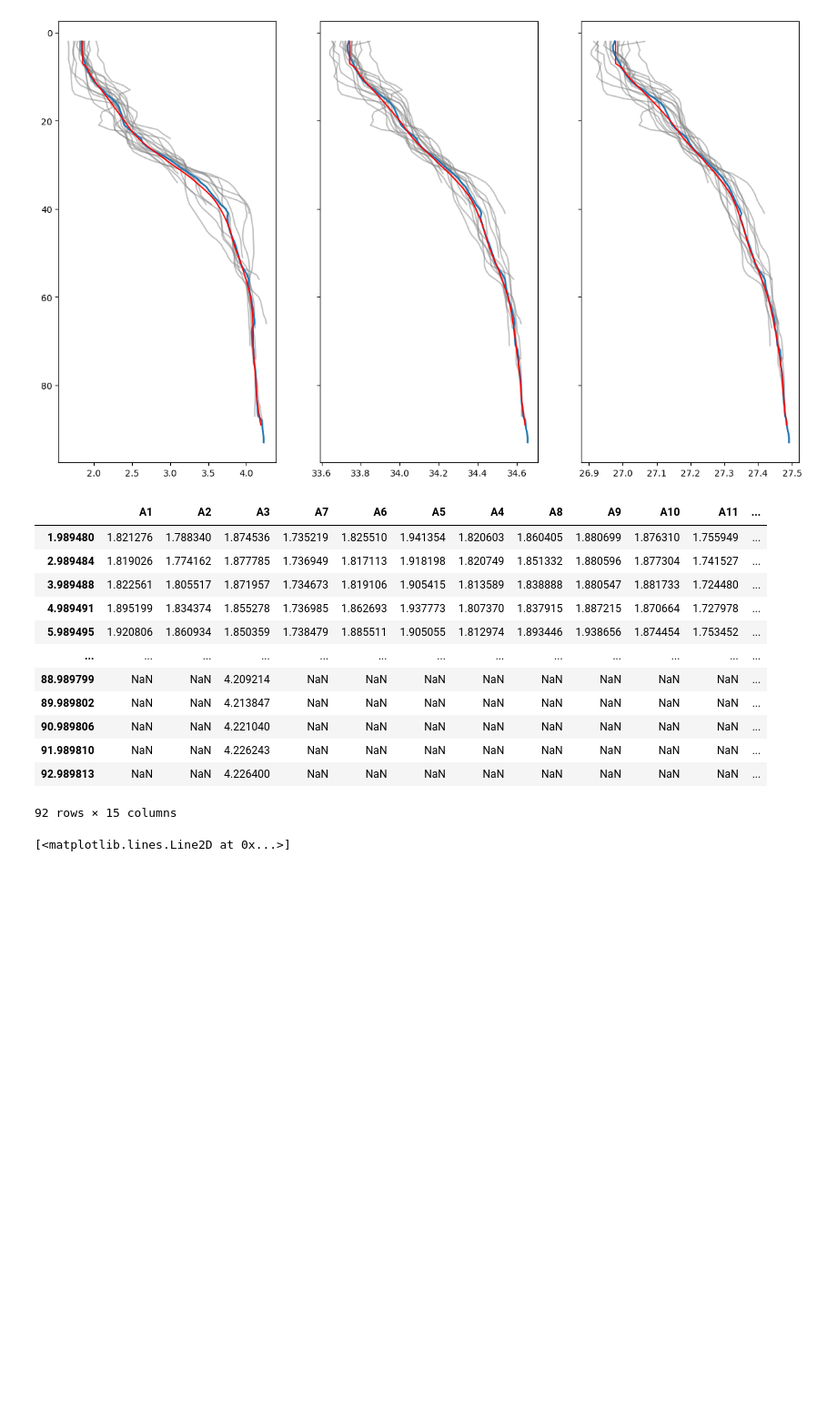
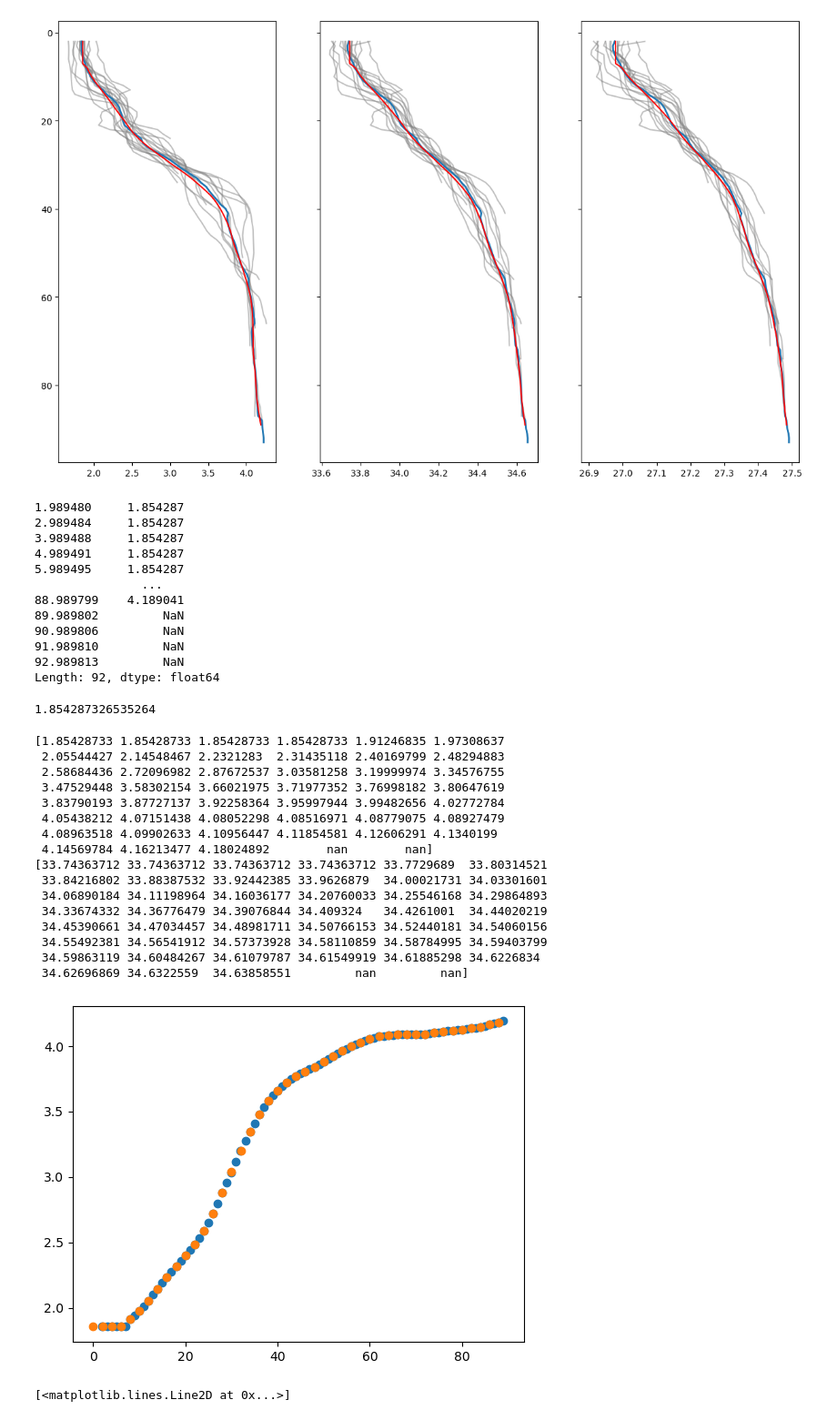
Before and after one commit to alpsjur/AGF-Adventfjorden, a Jupyter notebook: code/notebooks/mean_profile.ipynb, the cells around one changed output. Shown: that part at 91% size. Saved outputs shown, nothing was run; the diff lists cells and outputs as text; code cells hidden in the pictures; blank space fills up the shorter version.

Commit message:
creating mean T, S profiles

```diff
--- a/code/notebooks/mean_profile.ipynb
+++ b/code/notebooks/mean_profile.ipynb
@@ -66,21 +95,60 @@ axs.plot(dfs_smooth, dfs_smooth.index, color='red')
 [<matplotlib.lines.Line2D at 0x...>]
 [figure]
 # %%
-dfT
+dfT_smooth
 # %% [output]
-|  | A1 | A2 | A3 | A7 | A6 | A5 | A4 | A8 | A9 | A10 | A11 | ... |
-| 1.989480 | 1.821276 | 1.788340 | 1.874536 | 1.735219 | 1.825510 | 1.941354 | 1.820603 | 1.860405 | 1.880699 | 1.876310 | 1.755949 | ... |
-| 2.989484 | 1.819026 | 1.774162 | 1.877785 | 1.736949 | 1.817113 | 1.918198 | 1.820749 | 1.851332 | 1.880596 | 1.877304 | 1.741527 | ... |
-| 3.989488 | 1.822561 | 1.805517 | 1.871957 | 1.734673 | 1.819106 | 1.905415 | 1.813589 | 1.838888 | 1.880547 | 1.881733 | 1.724480 | ... |
-| 4.989491 | 1.895199 | 1.834374 | 1.855278 | 1.736985 | 1.862693 | 1.937773 | 1.807370 | 1.837915 | 1.887215 | 1.870664 | 1.727978 | ... |
-| 5.989495 | 1.920806 | 1.860934 | 1.850359 | 1.738479 | 1.885511 | 1.905055 | 1.812974 | 1.893446 | 1.938656 | 1.874454 | 1.753452 | ... |
-| ... | ... | ... | ... | ... | ... | ... | ... | ... | ... | ... | ... | ... |
-| 88.989799 | NaN | NaN | 4.209214 | NaN | NaN | NaN | NaN | NaN | NaN | NaN | NaN | ... |
-| 89.989802 | NaN | NaN | 4.213847 | NaN | NaN | NaN | NaN | NaN | NaN | NaN | NaN | ... |
-| 90.989806 | NaN | NaN | 4.221040 | NaN | NaN | NaN | NaN | NaN | NaN | NaN | NaN | ... |
-| 91.989810 | NaN | NaN | 4.226243 | NaN | NaN | NaN | NaN | NaN | NaN | NaN | NaN | ... |
-| 92.989813 | NaN | NaN | 4.226400 | NaN | NaN | NaN | NaN | NaN | NaN | NaN | NaN | ... |
-92 rows × 15 columns
+1.989480     1.854287
+2.989484     1.854287
+3.989488     1.854287
+4.989491     1.854287
+5.989495     1.854287
+               ...
+88.989799    4.189041
+89.989802         NaN
+90.989806         NaN
+91.989810         NaN
+92.989813         NaN
+Length: 92, dtype: float64
+# %%
+dfT_smooth.values[0]
+# %% [output]
+1.854287326535264
+# %%
+# create file (depth, meanT, meanS)
+model_depth = np.arange(0,round(dfT_smooth.index[-1]),2)
+# print(model_depth)
+T_intp = interp.interp1d(dfT_smooth.index, dfT_smooth.values, fill_value = "extrapolate")
+T_new = T_intp(model_depth)
+print(T_new)
+S_intp = interp.interp1d(dfS_smooth.index, dfS_smooth.values, fill_value = "extrapolate")
+S_new = S_intp(model_depth)
+print(S_new)
+
+plt.figure()
+plt.scatter(dfT_smooth.index, dfT_smooth.values)
+plt.scatter(model_depth, T_new )
+
+data = {'depth': model_depth, 'temp':T_new, 'salinity':S_new}
+dataFrame = pd.DataFrame(data)
+dataFrame.to_csv("../../data/CTD_processed/mean_profile_221103.csv")
+# %% [output]
+[1.85428733 1.85428733 1.85428733 1.85428733 1.91246835 1.97308637
+ 2.05544427 2.14548467 2.2321283  2.31435118 2.40169799 2.48294883
+ 2.58684436 2.72096982 2.87672537 3.03581258 3.19999974 3.34576755
+ 3.47529448 3.58302154 3.66021975 3.71977352 3.76998182 3.80647619
+ 3.83790193 3.87727137 3.92258364 3.95997944 3.99482656 4.02772784
+ 4.05438212 4.07151438 4.08052298 4.08516971 4.08779075 4.08927479
+ 4.08963518 4.09902633 4.10956447 4.11854581 4.12606291 4.1340199
+ 4.14569784 4.16213477 4.18024892        nan        nan]
+[33.74363712 33.74363712 33.74363712 33.74363712 33.7729689  33.80314521
+ 33.84216802 33.88387532 33.92442385 33.9626879  34.00021731 34.03301601
+ 34.06890184 34.11198964 34.16036177 34.20760033 34.25546168 34.29864893
+ 34.33674332 34.36776479 34.39076844 34.409324   34.4261001  34.44020219
+ 34.45390661 34.47034457 34.48981711 34.50766153 34.52440181 34.54060156
+ 34.55492381 34.56541912 34.57373928 34.58110859 34.58784995 34.59403799
+ 34.59863119 34.60484267 34.61079787 34.61549919 34.61885298 34.6226834
+ 34.62696869 34.6322559  34.63858551         nan         nan]
+[figure, added]
 # %%
 path_data = '../../data/CTD/Adventfjorden/221031/'
 # Read in files
```
Also changed, not shown: parts of 3 cells of this notebook, 1 other file.
